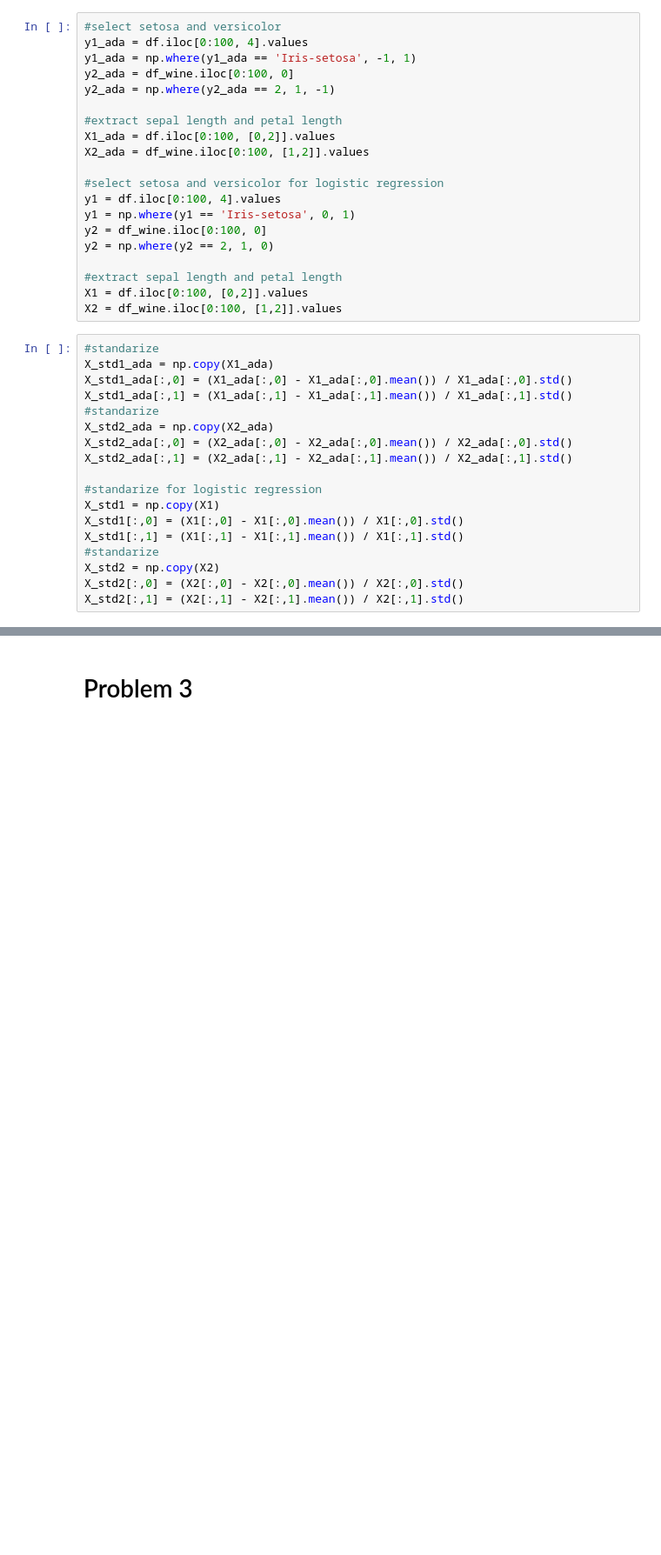
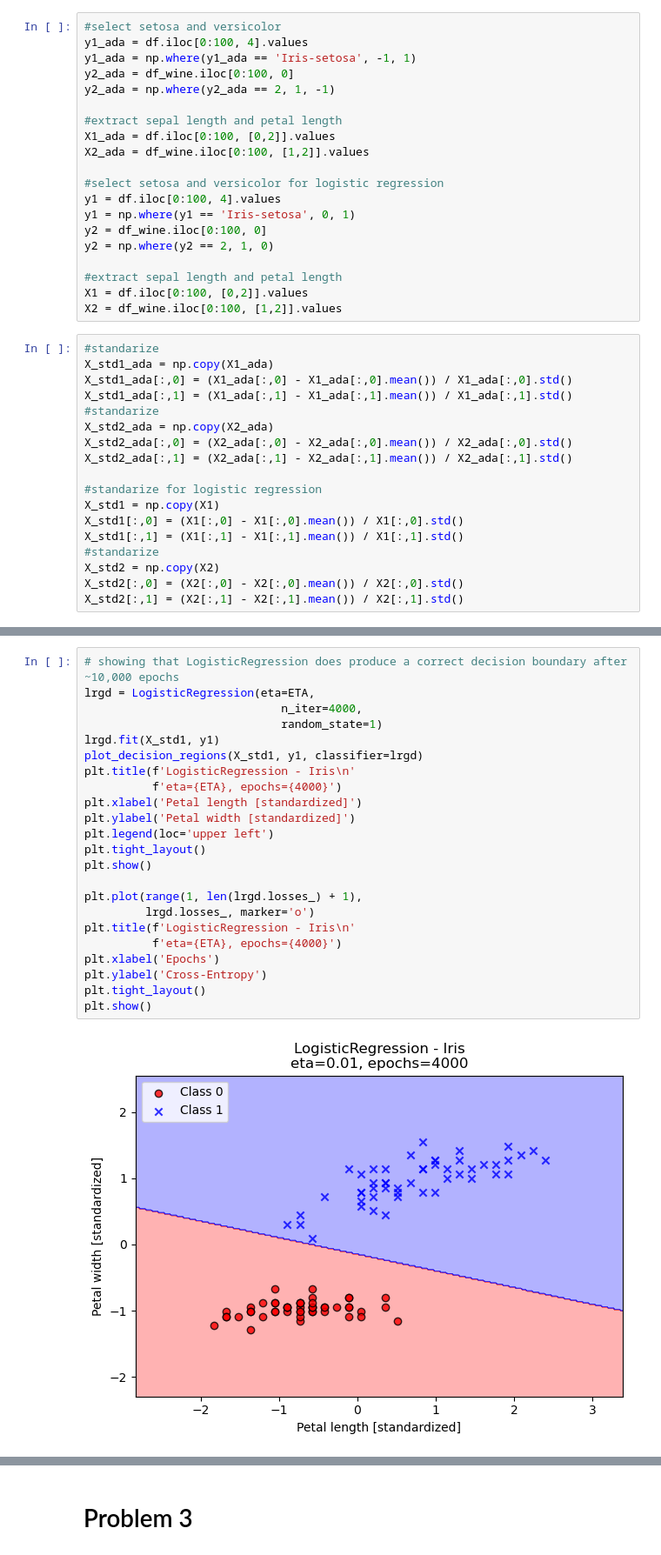
Before and after one commit to nnail0/429-hw1, a Jupyter notebook: 429_hw1_nn_mn.ipynb, the cells around one changed output, grey strips where cells are left out. Shown at 87% size. Cells and saved outputs as stored; diff of their text form; blank space fills up the shorter version.

```diff
--- a/429_hw1_nn_mn.ipynb
+++ b/429_hw1_nn_mn.ipynb
@@ -422,0 +443,25 @@ The comparisons should be done based on the convergence of the loss. In order to
+# %%
+# showing that LogisticRegression does produce a correct decision boundary after ~10,000 epochs
+lrgd = LogisticRegression(eta=ETA,
+                             n_iter=4000,
+                             random_state=1)
+lrgd.fit(X_std1, y1)
+plot_decision_regions(X_std1, y1, classifier=lrgd)
+plt.title(f'LogisticRegression - Iris\n'
+          f'eta={ETA}, epochs={4000}')
+plt.xlabel('Petal length [standardized]')
+plt.ylabel('Petal width [standardized]')
+plt.legend(loc='upper left')
+plt.tight_layout()
+plt.show()
+
+plt.plot(range(1, len(lrgd.losses_) + 1),
+         lrgd.losses_, marker='o')
+plt.title(f'LogisticRegression - Iris\n'
+          f'eta={ETA}, epochs={4000}')
+plt.xlabel('Epochs')
+plt.ylabel('Cross-Entropy')
+plt.tight_layout()
+plt.show()
+# %% [output]
+[figure, added]
```
Also changed, not shown: parts of 18 cells of this notebook.
